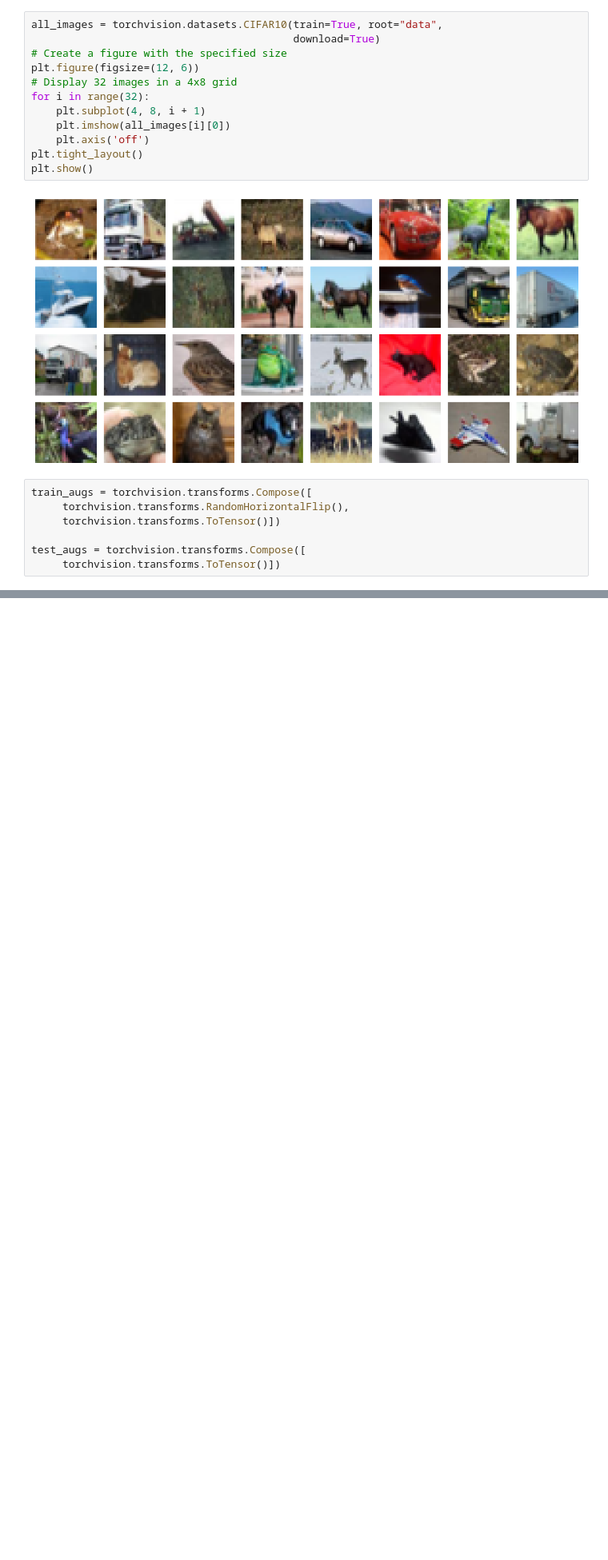
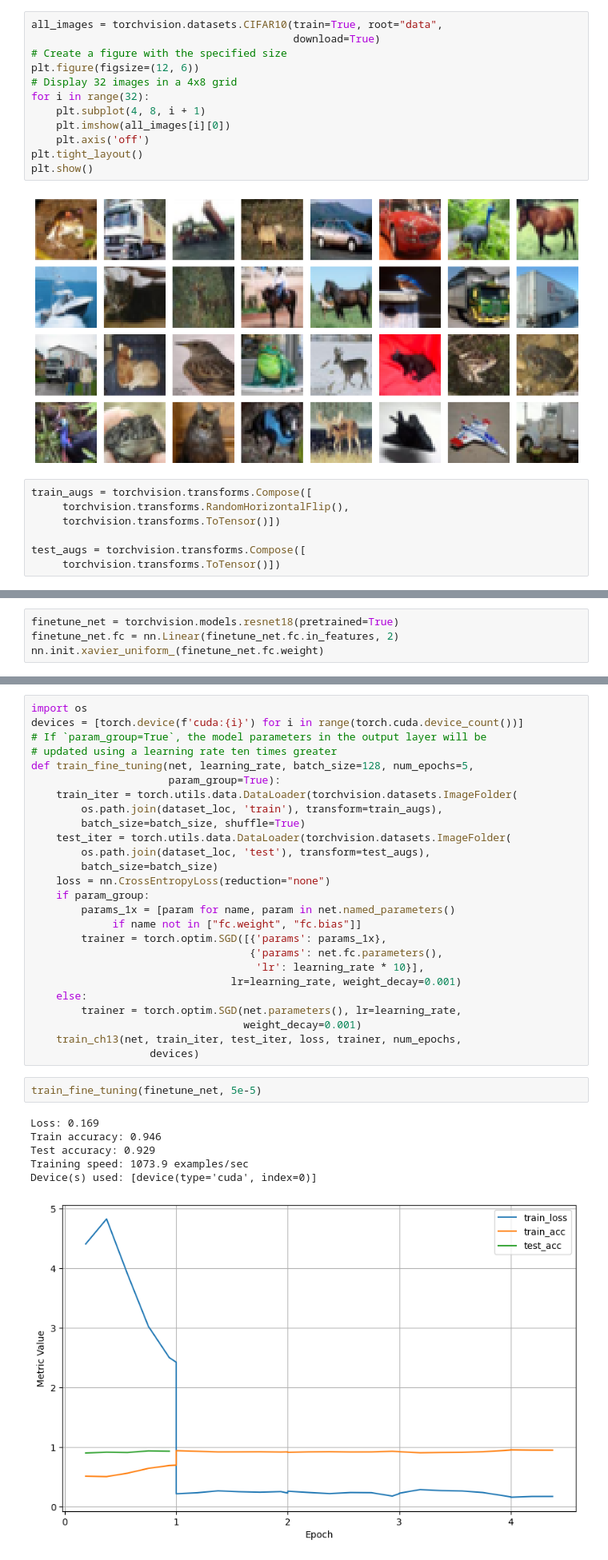
Before and after one commit to ishaanpaul98/Deep-Learning, a Jupyter notebook: Computer Vision/cv.ipynb, the cells around one changed output, grey strips where cells are left out. Shown at 80% size. Cells and saved outputs as stored; diff of their text form; blank space fills up the shorter version.

```diff
--- a/Computer Vision/cv.ipynb
+++ b/Computer Vision/cv.ipynb
@@ -96,0 +344,4 @@ test_augs = torchvision.transforms.Compose([
+# %%
+finetune_net = torchvision.models.resnet18(pretrained=True)
+finetune_net.fc = nn.Linear(finetune_net.fc.in_features, 2)
+nn.init.xavier_uniform_(finetune_net.fc.weight)
@@ -96,0 +355,35 @@ test_augs = torchvision.transforms.Compose([
+# %%
+import os
+devices = [torch.device(f'cuda:{i}') for i in range(torch.cuda.device_count())]
+# If `param_group=True`, the model parameters in the output layer will be
+# updated using a learning rate ten times greater
+def train_fine_tuning(net, learning_rate, batch_size=128, num_epochs=5,
+                      param_group=True):
+    train_iter = torch.utils.data.DataLoader(torchvision.datasets.ImageFolder(
+        os.path.join(dataset_loc, 'train'), transform=train_augs),
+        batch_size=batch_size, shuffle=True)
+    test_iter = torch.utils.data.DataLoader(torchvision.datasets.ImageFolder(
+        os.path.join(dataset_loc, 'test'), transform=test_augs),
+        batch_size=batch_size)
+    loss = nn.CrossEntropyLoss(reduction="none")
+    if param_group:
+        params_1x = [param for name, param in net.named_parameters()
+             if name not in ["fc.weight", "fc.bias"]]
+        trainer = torch.optim.SGD([{'params': params_1x},
+                                   {'params': net.fc.parameters(),
+                                    'lr': learning_rate * 10}],
+                                lr=learning_rate, weight_decay=0.001)
+    else:
+        trainer = torch.optim.SGD(net.parameters(), lr=learning_rate,
+                                  weight_decay=0.001)
+    train_ch13(net, train_iter, test_iter, loss, trainer, num_epochs,
+                   devices)
+# %%
+train_fine_tuning(finetune_net, 5e-5)
+# %% [output]
+Loss: 0.169
+Train accuracy: 0.946
+Test accuracy: 0.929
+Training speed: 1073.9 examples/sec
+Device(s) used: [device(type='cuda', index=0)]
+[figure, added]
```
Also changed, not shown: parts of 27 cells of this notebook, 1 other file.
